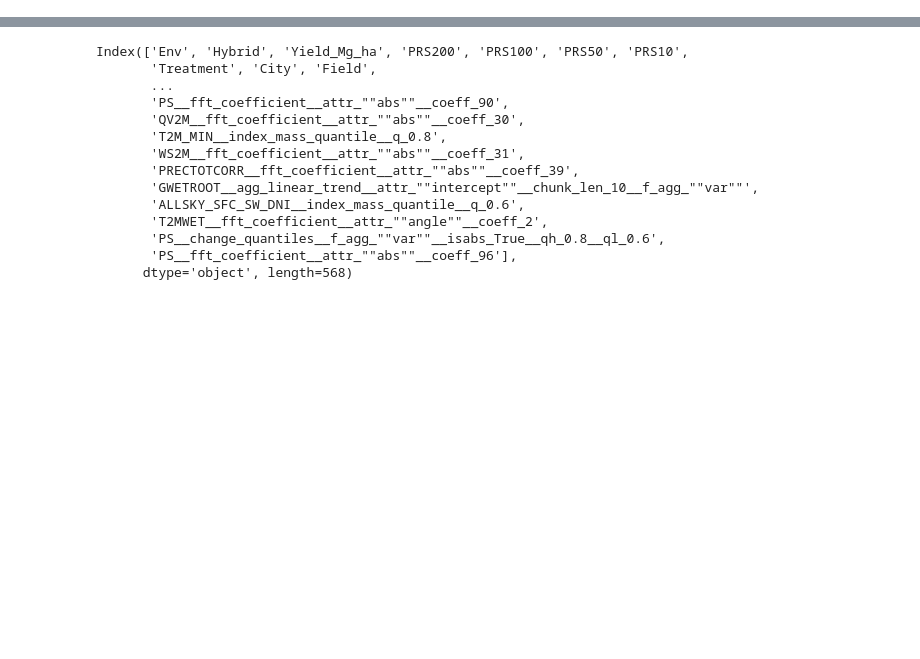
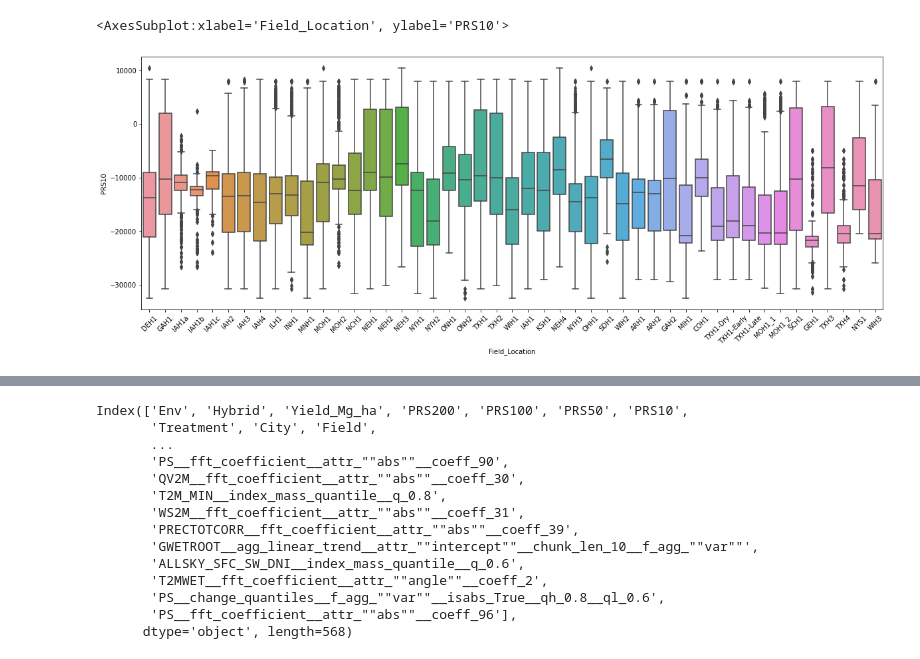
Before and after one commit to robertkhu/maize_gxe, a Jupyter notebook: analysis/feature_selection/feature_selection_with_genotype.ipynb, the cells around one changed output, grey strips where cells are left out. Cells and saved outputs as stored; diff of their text form; code cells hidden in the pictures; blank space fills up the shorter version.

```diff
--- a/analysis/feature_selection/feature_selection_with_genotype.ipynb
+++ b/analysis/feature_selection/feature_selection_with_genotype.ipynb
@@ -17,0 +26,7 @@ data.head()
+# %%
+plt.figure(figsize=(20, 7))
+plt.xticks(rotation=45)
+sns.boxplot(data=data, x="Field_Location", y="PRS10")
+# %% [output]
+<AxesSubplot:xlabel='Field_Location', ylabel='PRS10'>
+[figure, added]
```
Also changed, not shown: parts of 18 cells of this notebook, 1 other file.
